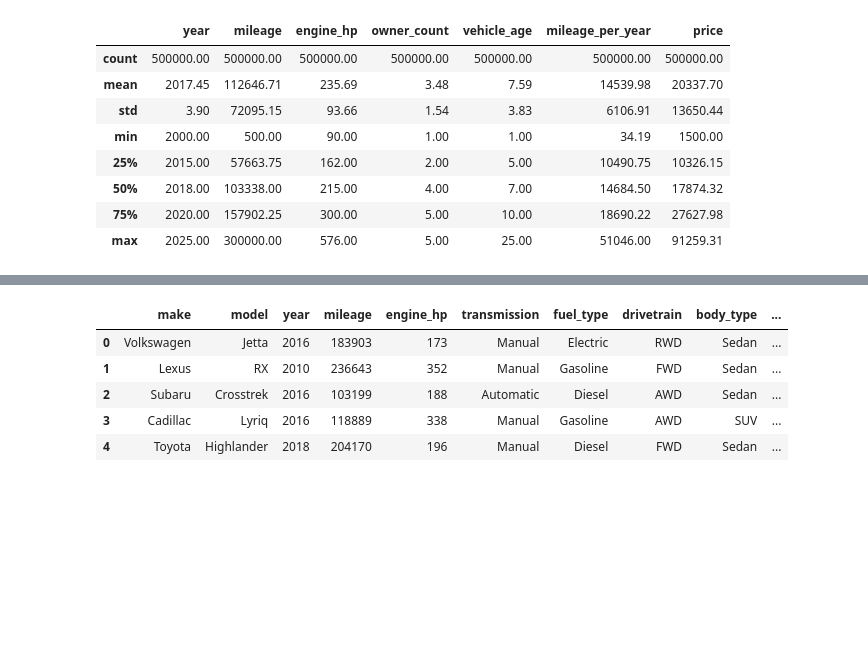
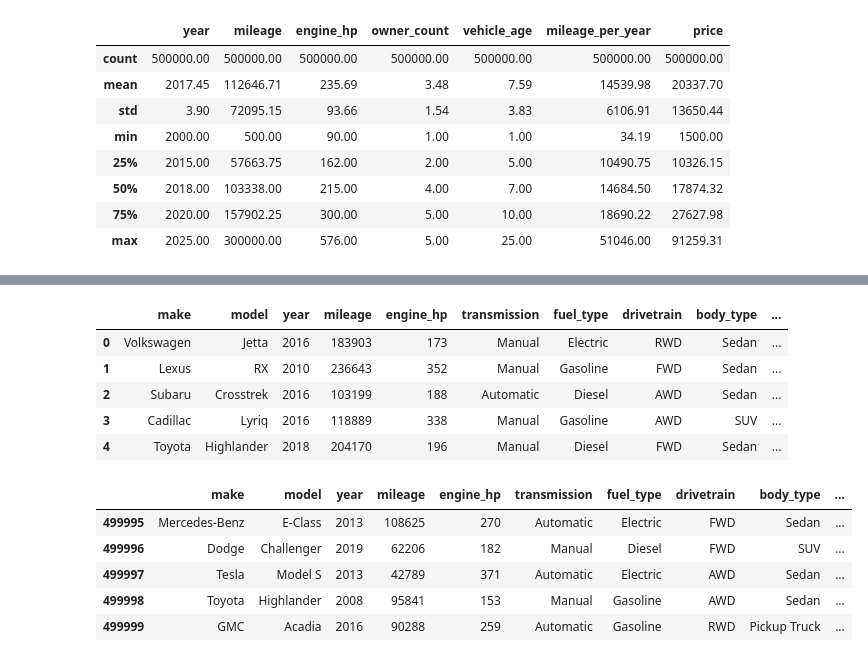
Before and after one commit to Erc-prog-xD/CienciaDeDados, a Jupyter notebook: notebooks/vehicle-notebook.ipynb, the cells around one changed output, grey strips where cells are left out. Drawn from its saved outputs; the diff is of its cells as text; code cells hidden in the pictures; blank space fills up the shorter version.

```diff
--- a/notebooks/vehicle-notebook.ipynb
+++ b/notebooks/vehicle-notebook.ipynb
@@ -91,9 +111,15 @@ Text(0.5, 1.0, '')
 # %%
-display(df.head(5))
+display(df.head(5), df.tail(5))
 # %% [output]
 |  | make | model | year | mileage | engine_hp | transmission | fuel_type | drivetrain | body_type | ... |
 | 0 | Volkswagen | Jetta | 2016 | 183903 | 173 | Manual | Electric | RWD | Sedan | ... |
 | 1 | Lexus | RX | 2010 | 236643 | 352 | Manual | Gasoline | FWD | Sedan | ... |
 | 2 | Subaru | Crosstrek | 2016 | 103199 | 188 | Automatic | Diesel | AWD | Sedan | ... |
 | 3 | Cadillac | Lyriq | 2016 | 118889 | 338 | Manual | Gasoline | AWD | SUV | ... |
 | 4 | Toyota | Highlander | 2018 | 204170 | 196 | Manual | Diesel | FWD | Sedan | ... |
+|  | make | model | year | mileage | engine_hp | transmission | fuel_type | drivetrain | body_type | ... |
+| 499995 | Mercedes-Benz | E-Class | 2013 | 108625 | 270 | Automatic | Electric | FWD | Sedan | ... |
+| 499996 | Dodge | Challenger | 2019 | 62206 | 182 | Manual | Diesel | FWD | SUV | ... |
+| 499997 | Tesla | Model S | 2013 | 42789 | 371 | Automatic | Electric | AWD | Sedan | ... |
+| 499998 | Toyota | Highlander | 2008 | 95841 | 153 | Manual | Gasoline | AWD | Sedan | ... |
+| 499999 | GMC | Acadia | 2016 | 90288 | 259 | Automatic | Gasoline | RWD | Pickup Truck | ... |
```
Also changed, not shown: parts of 16 cells of this notebook.
